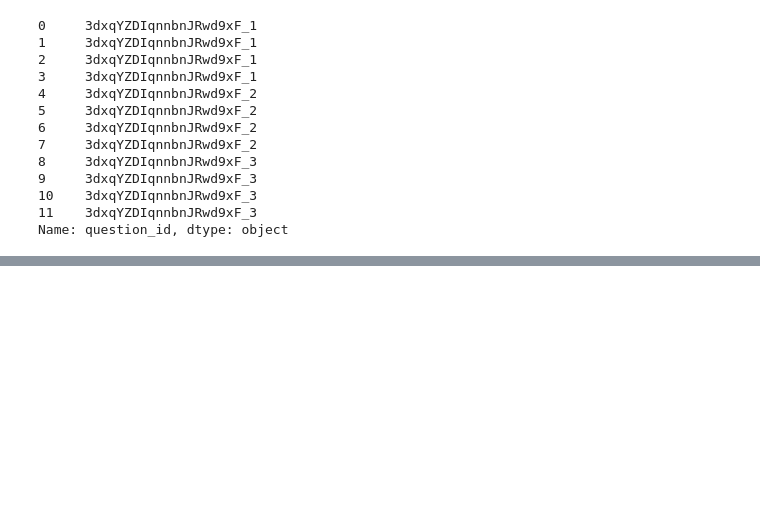
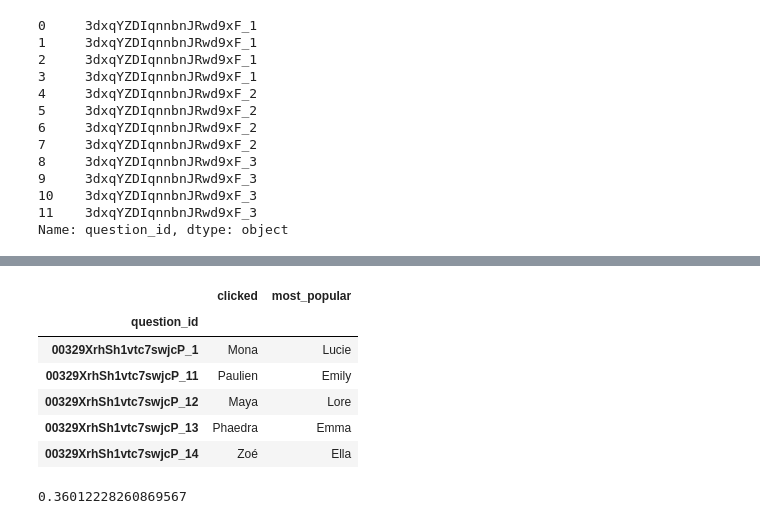
Before and after one commit to rockestate/bootcamp2017, a Jupyter notebook: notebooks/recommandation-engine.ipynb, the cells around one changed output, grey strips where cells are left out. Saved outputs shown, nothing was run; the diff lists cells and outputs as text; code cells hidden in the pictures; blank space fills up the shorter version.

Commit message:
Crazy groupbys

```diff
--- a/notebooks/recommandation-engine.ipynb
+++ b/notebooks/recommandation-engine.ipynb
@@ -96,3 +96,13 @@ df['question_id'].head(12)
 10    3dxqYZDIqnnbnJRwd9xF_3
 11    3dxqYZDIqnnbnJRwd9xF_3
 Name: question_id, dtype: object
+# %%
+most_popular = (
+    pd.merge(
+        df,
+        popularity,
+        left_on = 'name',
+        right_on = 'name')
+     .sort_values('year_2016', ascending=False)
+     .groupby('question_id')['name'].first())
+clicked = df.sort_values('feedback', ascending=False).groupby('question_id')['name'].first()
@@ -98,0 +129,15 @@ Name: question_id, dtype: object
+# %%
+questions = pd.DataFrame({'most_popular':most_popular, 'clicked':clicked})
+questions.head()
+# %% [output]
+|  | clicked | most_popular |
+| question_id |  |  |
+| 00329XrhSh1vtc7swjcP_1 | Mona | Lucie |
+| 00329XrhSh1vtc7swjcP_11 | Paulien | Emily |
+| 00329XrhSh1vtc7swjcP_12 | Maya | Lore |
+| 00329XrhSh1vtc7swjcP_13 | Phaedra | Emma |
+| 00329XrhSh1vtc7swjcP_14 | Zoé | Ella |
+# %%
+(questions['clicked'] == questions['most_popular']).mean()
+# %% [output]
+0.36012228260869567
```
Also changed, not shown: parts of 8 cells of this notebook.
